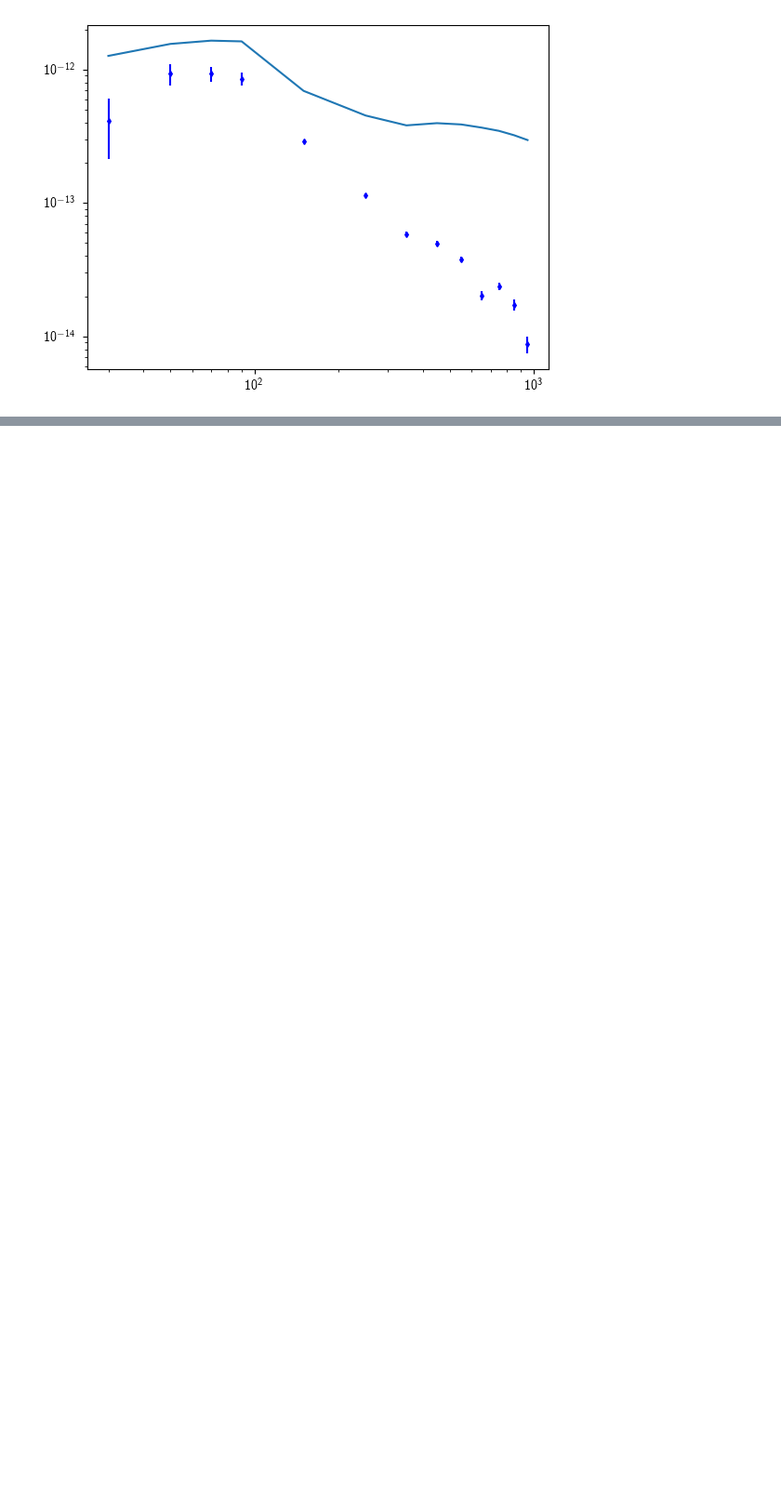
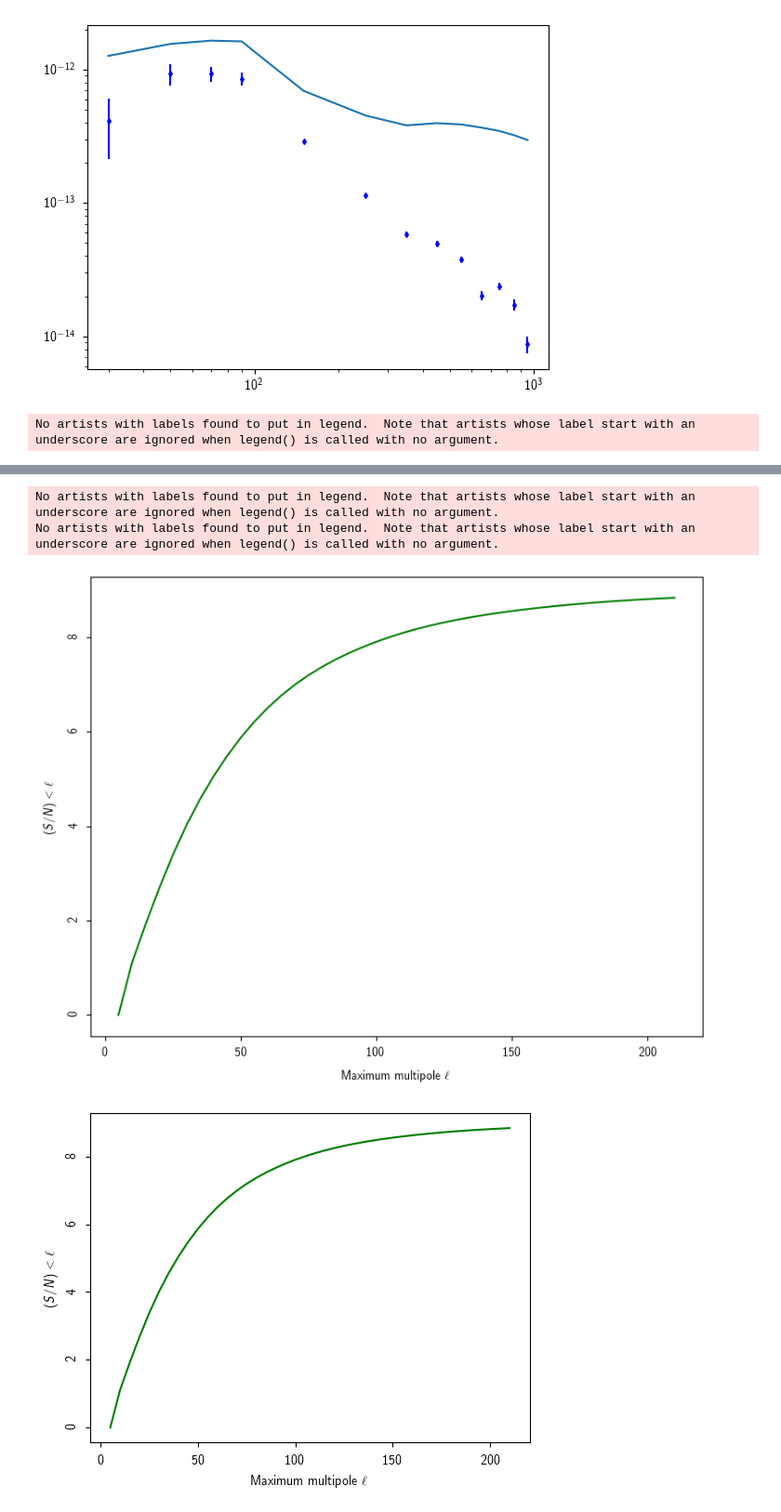
Before and after one commit to aleksandrbowkis/bispec_opt_est, a Jupyter notebook: Plots/paper_plots/equi_opt_est.ipynb, the cells around one changed output, grey strips where cells are left out. Shown at 93% size. Saved outputs shown, nothing was run; the diff lists cells and outputs as text; code cells hidden in the pictures; blank space fills up the shorter version.

```diff
--- a/Plots/paper_plots/equi_opt_est.ipynb
+++ b/Plots/paper_plots/equi_opt_est.ipynb
@@ -548,3 +548,51 @@ plt.yscale('log')
 plt.xscale('log')
 # %% [output]
 [figure]
+# %%
+# SNR plots generated using cmblensplus using snr_iterative.py under ../../snr_calculations
+
+L_snr, snr = np.loadtxt('snr.txt', unpack='True')
+print(snr)
+
+for width in [18., 12., 8.8]:
+
+    fig = plt.figure(figsize=(cm2inch(width), cm2inch(width*6/8.)))
+    # this should be changed for making a panel of multiple figures
+    ax = fig.add_subplot(111)
+
+    plt.plot(L_snr, snr, 'green')
+
+    # legend
+    leg = plt.legend(frameon=True)
+    # remove box around legend
+    leg.get_frame().set_edgecolor("white")
+    leg.get_frame().set_alpha(.8)
+
+    # labels
+    plt.xlabel( r"Maximum multipole $\ell$"); plt.ylabel(r"$(S/N) < \ell$")
+    ax.yaxis.labelpad = 10*width/17.; ax.xaxis.labelpad = 10*width/17. # distance of axis label to tick labels
+
+    #Log?
+    # plt.xscale('log')
+    # plt.yscale('log')
+
+    # reduce ticks for small figures
+    if width < 10:
+        ax.yaxis.set_major_locator(MaxNLocator(nbins=5))
+
+    # grid
+    #plt.grid(True, which="major", axis="both")
+
+    # axes limits
+
+    # reduce white space around figure
+    plt.subplots_adjust(left=0, right=1, top=1, bottom=0)
+
+    # set vertical y axis ticklables
+    for ticklabel in ax.yaxis.get_ticklabels():
+        ticklabel.set_rotation("vertical")
+
+    # save to pdf with right bounding box
+    plt.savefig(f"./figures/fold_snr_{int(width*10)}.pdf", bbox_inches='tight', pad_inches=0.02)
+# %% [output]
+No artists with labels found to put in legend.  Note that artists whose label start with an underscore are ignored when legend() is called with no argument.
@@ -550,0 +606,4 @@ plt.xscale('log')
+No artists with labels found to put in legend.  Note that artists whose label start with an underscore are ignored when legend() is called with no argument.
+No artists with labels found to put in legend.  Note that artists whose label start with an underscore are ignored when legend() is called with no argument.
+[figure, added]
+[figure, added]
```
Also changed, not shown: parts of 1 cell of this notebook, 35 other files.
